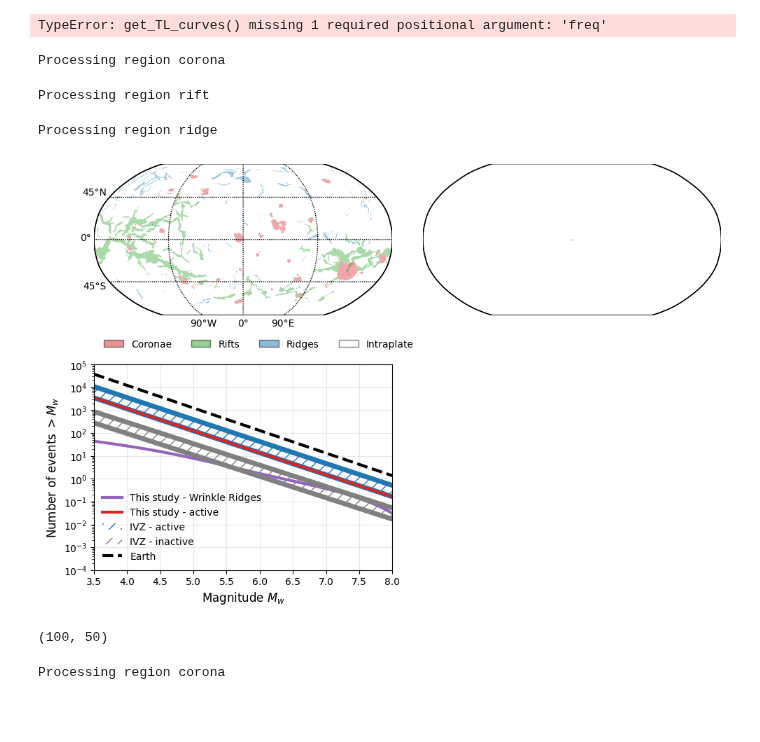
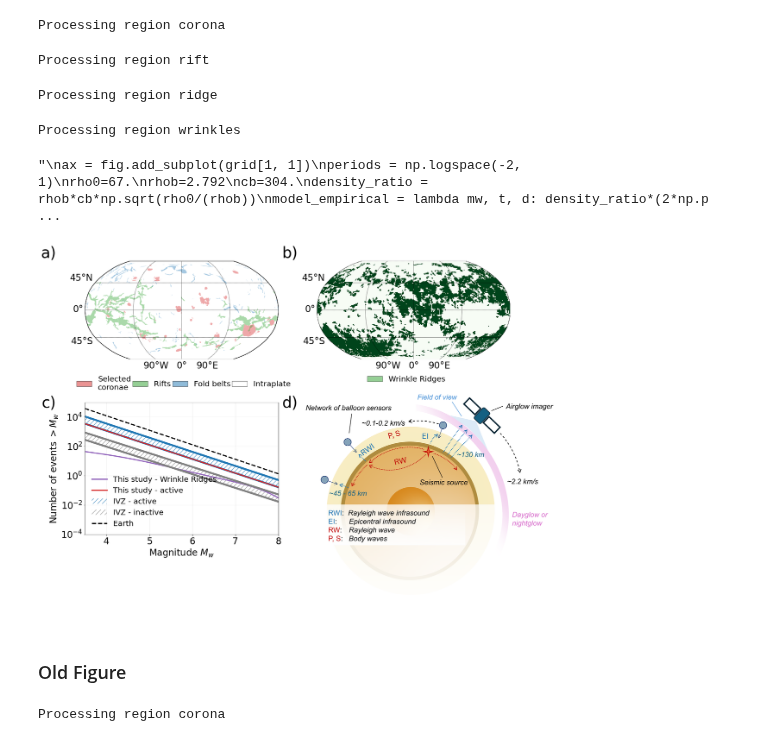
Before and after one commit to QuentinBrissaud/Venus_Detectability, a Jupyter notebook: create_Figure1.ipynb, the cells around one changed output. Cells and saved outputs as stored; diff of their text form; code cells hidden in the pictures; blank space fills up the shorter version.

```diff
--- a/create_Figure1.ipynb
+++ b/create_Figure1.ipynb
@@ -21,11 +21,6 @@ VENUS_tectonic = {
     'rift': gpd.read_file(f"{PATH_VENUS}/rifts.shp"),
     'ridge': gpd.read_file(f"{PATH_VENUS}/ridges.shp"),
 }
-# %%
-file_curve = './data/GF_data/GF_Dirac_1Hz_all.csv'
-TL_new, TL_new_qmin, TL_new_qmax = pm.get_TL_curves(file_curve, dist_min=100., rho0=67., rhob=2.792, cb=304., use_savgol_filter=True, plot=True, scalar_moment=10e6)
-# %% [output]
-TypeError: get_TL_curves() missing 1 required positional argument: 'freq'
 # %%
 def rate_from_slope(mw, slope, intercept):
     return 10**(np.log10(mtm.magnitude_to_moment(mw))*slope+intercept)
@@ -49,15 +44,36 @@ pd_slopes = pm.get_slopes(file_slopes)
 
 file_slopes = './data/wrinkle_ridges/distribution_venus_per_mw_wrinkles.csv'
 pd_slopes_wrinkles = pm.get_slopes(file_slopes)
+# %%
+from pdf2image import convert_from_path
+
+# Convert PDF to image (1st page)
+pages = convert_from_path("../figures/balloon_schematic_paper_detectability_img.pdf", dpi=300)
+img = pages[0]  # PIL image
+img_np = np.asarray(img)
 # %%
 reload(pm)
 from obspy.geodetics import kilometers2degrees
 
-fontsize_label = 20.
-plot_labels = False
+fontsize_label = 40.
+fontsize= 24.
+plot_labels = True
 
-fig = plt.figure(figsize=(10,7))
+#fig = plt.figure(figsize=(10,7))
+fig = plt.figure(figsize=(20,14))
 grid = fig.add_gridspec(2, 2)
+
+ax = fig.add_subplot(grid[1, 1])
+xy = (1, 0.3)
+w, h = img.size
+scale = 0.28
+scaled = img.resize((int(w * scale), int(h * scale)), Image.LANCZOS)  # pre-scale with high-quality filter
+imagebox = OffsetImage(scaled, zoom=1., interpolation='none')
+ab = AnnotationBbox(imagebox, xy,frameon=False,  boxcoords="offset points",)
+ax.add_artist(ab)
+ax.axis('off')
+if plot_labels:
+    ax.text(-0.1, 1.05, 'd)', fontsize=fontsize_label, ha='right', va='top', transform=ax.transAxes)
 
 ax = fig.add_subplot(grid[0, 0])
 m = Basemap(projection='robin', lon_0=0, ax=ax)
@@ -65,16 +81,16 @@ m = Basemap(projection='robin', lon_0=0, ax=ax)
 m.scatter(0., 0., latlon=True, s=0.1)
 #m.fillcontinents(color='white', lake_color='white')
 m.drawmapboundary(fill_color='white')
-pm.plot_regions(m, ax, VENUS_tectonic, use_active_corona=True, plot_lines=True)
+pm.plot_regions(m, ax, VENUS_tectonic, use_active_corona=True, plot_lines=True, fontsize=fontsize)
 if plot_labels:
-    ax.text(-0.1, 1., 'a)', fontsize=fontsize_label, ha='right', va='bottom', transform=ax.transAxes)
+    ax.text(-0.15, 1., 'a)', fontsize=fontsize_label, ha='right', va='bottom', transform=ax.transAxes)
 
 ax = fig.add_subplot(grid[0, 1])
 m = Basemap(projection='robin', lon_0=0, ax=ax)
 #m = Basemap(projection='aeqd', lon_0 = 0, lat_0 = 80., ax=ax)
 m.scatter(0., 0., latlon=True, s=0.1)
 m.drawmapboundary(fill_color='white')
-#pm.plot_regions(m, ax, VENUS_wrinkles, use_active_corona=True, plot_lines=True)
+pm.plot_regions(m, ax, VENUS_wrinkles, use_active_corona=True, plot_lines=True, fontsize=fontsize)
 if plot_labels:
     ax.text(-0.1, 1., 'b)', fontsize=fontsize_label, ha='right', va='bottom', transform=ax.transAxes)
 
@@ -112,13 +128,15 @@ slope_earth, intercept_earth = -0.6590366497863146, 14.005110447994516
 ax.plot(mw, rate_from_slope(mw, slope_earth, intercept_earth), color='black', linestyle='--', linewidth=3., label='Earth')
 ax.grid(alpha=0.3)
 ax.set_yscale('log')
-ax.legend(frameon=False, loc='lower left', ncol=1)
-ax.set_xlabel('Magnitude $M_w$', fontsize=12.)
-ax.set_ylabel('Number of events $> M_w$', fontsize=12.)
+ax.legend(frameon=False, loc='lower left', ncol=1, fontsize=fontsize-4.)
+ax.set_xlabel('Magnitude $M_w$', fontsize=fontsize)
+ax.set_ylabel('Number of events $> M_w$', fontsize=fontsize)
+ax.xaxis.set_tick_params(labelsize=fontsize)
+ax.yaxis.set_tick_params(labelsize=fontsize)
 ax.set_ylim([1e-4, 1e5])
 ax.set_xlim([mw.min(), mw.max()])
 if plot_labels:
-    ax.text(-0.1, 1., 'c)', fontsize=fontsize_label, ha='right', va='bottom', transform=ax.transAxes)
+    ax.text(-0.15, 1.05, 'c)', fontsize=fontsize_label, ha='right', va='top', transform=ax.transAxes)
 
 """
 ax = fig.add_subplot(grid[1, 1])
@@ -132,33 +150,34 @@ dists = np.linspace(1., 18e3, 100)
 mags = [4., 5.]
 noise_level = 1.
 colors = ['brown', 'lightseagreen']
 for imag, mag in enumerate(mags):
     label = dict()
     if imag == len(mags)-1:
         label['label'] = 'uncertainty'
     ax.plot(dists, TL_new(dists, mag)/noise_level, label=f'$M_w$ {mag}', linewidth=3, color=colors[imag])
     ax.fill_between(dists, TL_new_qmin(dists, mag)/noise_level, TL_new_qmax(dists, mag)/noise_level, color=colors[imag], alpha=0.15)
 
     PP, DD = np.meshgrid(periods, dists)
     amps_empirical = model_empirical(mag, PP, DD)
     ax.plot(dists, np.quantile(amps_empirical, axis=1, q=0.5)/noise_level, label=f'$M_w$ {mag} - RG24', linewidth=3., linestyle='--', color=colors[imag])
     ax.fill_between(dists, np.quantile(amps_empirical, axis=1, q=0.25)/noise_level, np.quantile(amps_empirical, axis=1, q=0.75)/noise_level, color=colors[imag], alpha=0.15, **label)
 
 ax.set_yscale('log')
 ax.set_xscale('log')
 ax.set_xlabel('Distance (km)', fontsize=12.)
 ax.set_ylabel('Amplitude (Pa)', fontsize=12.)
 ax.grid(alpha=0.3)
 ax.legend(frameon=False, )
 ax.set_xlim([10., dists.max()])
 if plot_labels:
     ax.text(-0.1, 1., 'd)', fontsize=fontsize_label, ha='right', va='bottom', transform=ax.transAxes)
 """
 
-fig.tight_layout()
-fig.savefig("./figures/Figure_1_transparent_AGU.png", transparent=True)
+#fig.tight_layout()
 # %% [output]
 Processing region corona
 Processing region rift
 Processing region ridge
+Processing region wrinkles
+"\nax = fig.add_subplot(grid[1, 1])\nperiods = np.logspace(-2, 1)\nrho0=67.\nrhob=2.792\ncb=304.\ndensity_ratio = rhob*cb*np.sqrt(rho0/(rhob))\nmodel_empirical = lambda mw, t, d: density_ratio*(2*np.p ...
-[figure, old version]
+[figure, new version]
@@ -167,5 +184 @@ np.degrees()
-# %%
-amps_empirical.shape
-# %% [output]
-(100, 50)
 # %%
@@ -173,3 +186,5 @@ fig.savefig('./figures/Figure_1_seismicity.pdf')
+# %% [markdown]
+### Old Figure
 # %%
 from matplotlib.patches import Ellipse, Rectangle
 
```
Also changed, not shown: parts of 2 cells of this notebook, 19 other files.
